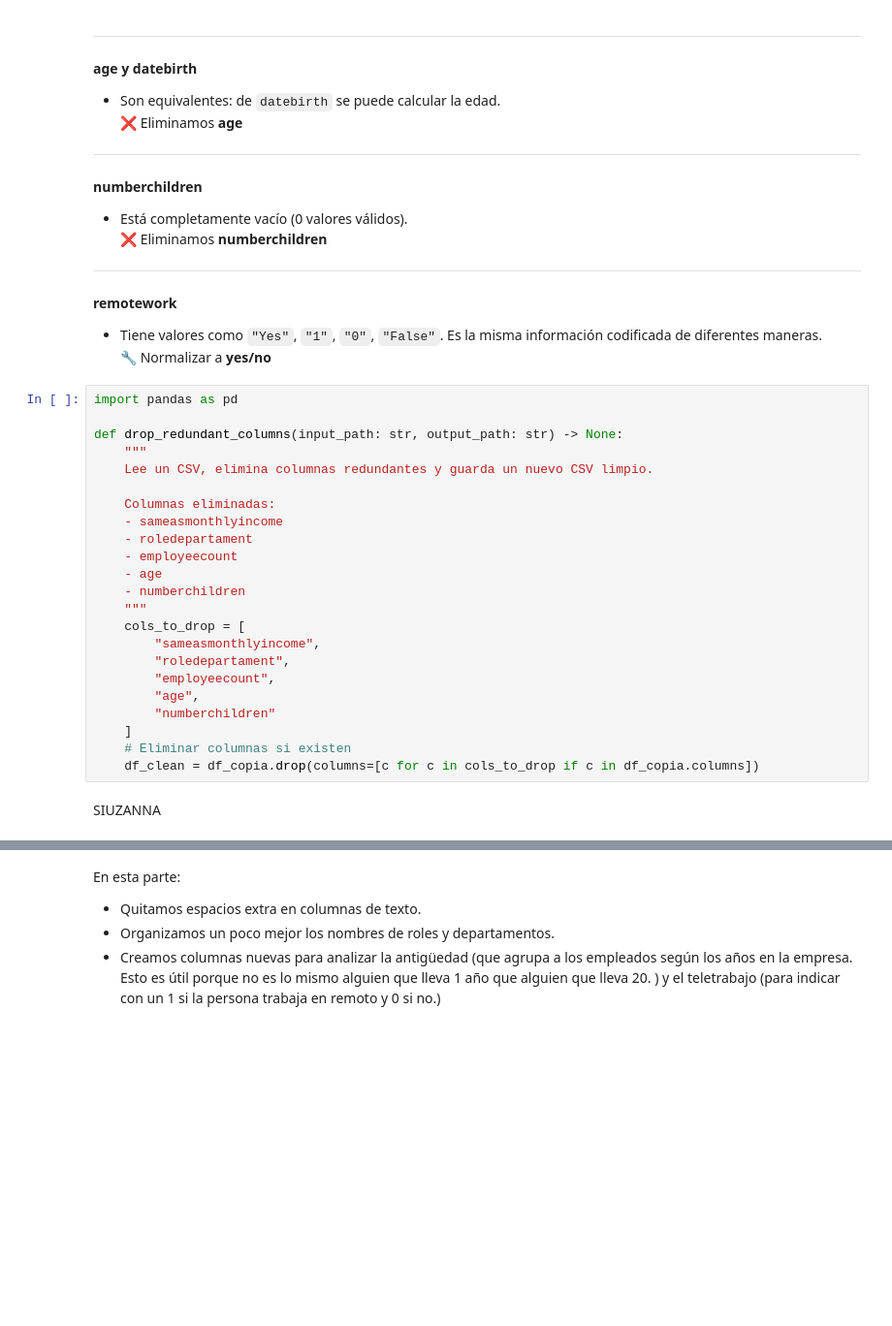
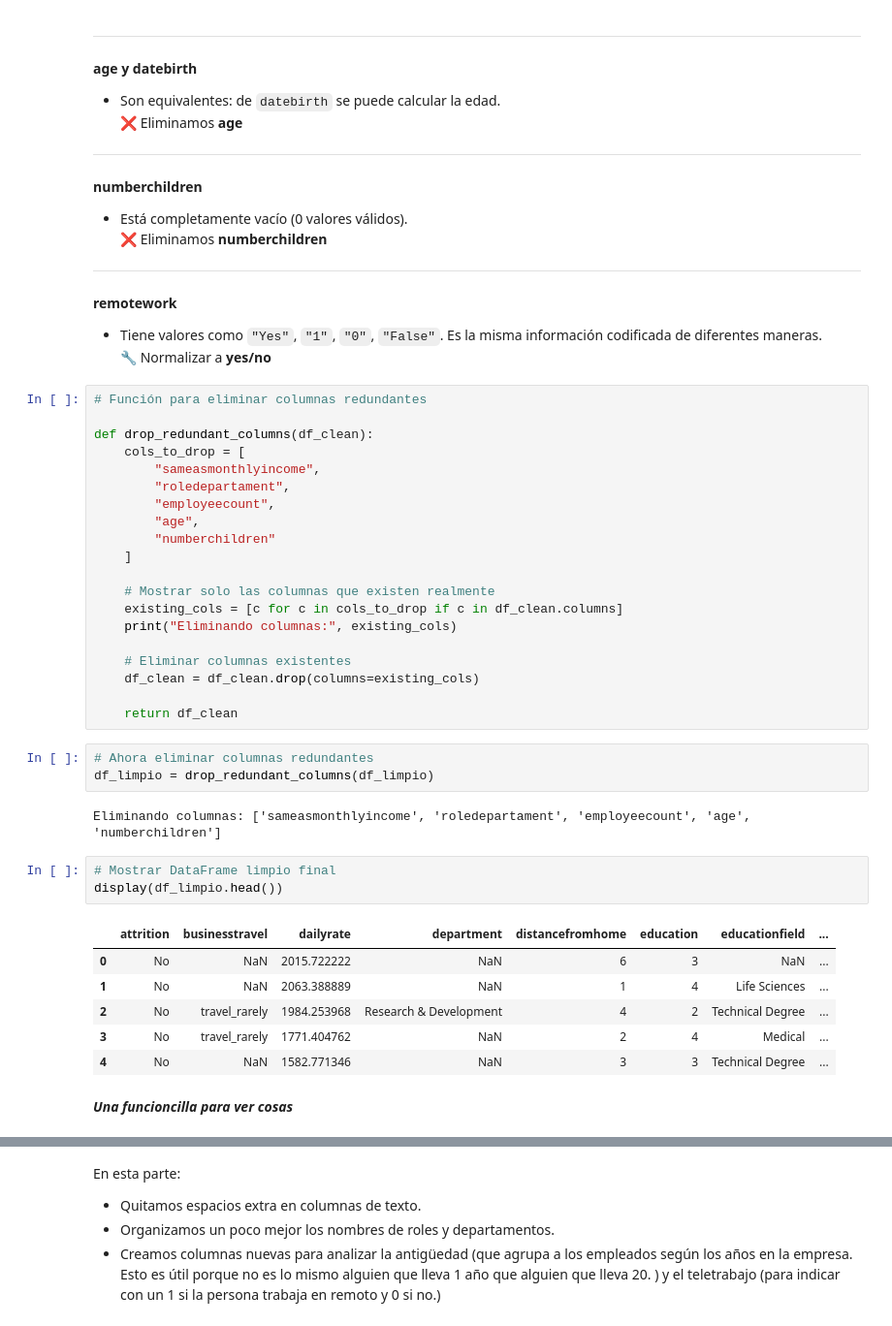
Before and after one commit to Ana-Duag/proyecto_3, a Jupyter notebook: Optimind_Analytics.ipynb, the cells around one changed output, grey strips where cells are left out. Shown at 97% size. Cells and saved outputs as stored; diff of their text form; blank space fills up the shorter version.

```diff
--- a/Optimind_Analytics.ipynb
+++ b/Optimind_Analytics.ipynb
@@ -270,28 +216,40 @@ A partir de aquí, comenzaría la limpieza, tratamiento y filtrado de datos.
 **remotework**
 - Tiene valores como `"Yes"`, `"1"`, `"0"`, `"False"`. Es la misma información codificada de diferentes maneras.
 🔧 Normalizar a **yes/no**
-# %%
-import pandas as pd
-
-def drop_redundant_columns(input_path: str, output_path: str) -> None:
-    """
-    Lee un CSV, elimina columnas redundantes y guarda un nuevo CSV limpio.
-
-    Columnas eliminadas:
-    - sameasmonthlyincome
-    - roledepartament
-    - employeecount
-    - age
-    - numberchildren
-    """
-    cols_to_drop = [
-        "sameasmonthlyincome",
-        "roledepartament",
-        "employeecount",
-        "age",
-        "numberchildren"
-    ]
-    # Eliminar columnas si existen
-    df_clean = df_copia.drop(columns=[c for c in cols_to_drop if c in df_copia.columns])
-# %% [markdown]
-SIUZANNA
+# %%
+# Función para eliminar columnas redundantes
+
+def drop_redundant_columns(df_clean):
+    cols_to_drop = [
+        "sameasmonthlyincome",
+        "roledepartament",
+        "employeecount",
+        "age",
+        "numberchildren"
+    ]
+
+    # Mostrar solo las columnas que existen realmente
+    existing_cols = [c for c in cols_to_drop if c in df_clean.columns]
+    print("Eliminando columnas:", existing_cols)
+
+    # Eliminar columnas existentes
+    df_clean = df_clean.drop(columns=existing_cols)
+
+    return df_clean
+# %%
+# Ahora eliminar columnas redundantes
+df_limpio = drop_redundant_columns(df_limpio)
+# %% [output]
+Eliminando columnas: ['sameasmonthlyincome', 'roledepartament', 'employeecount', 'age', 'numberchildren']
+# %%
+# Mostrar DataFrame limpio final
+display(df_limpio.head())
+# %% [output]
+|  | attrition | businesstravel | dailyrate | department | distancefromhome | education | educationfield | ... |
+| 0 | No | NaN | 2015.722222 | NaN | 6 | 3 | NaN | ... |
+| 1 | No | NaN | 2063.388889 | NaN | 1 | 4 | Life Sciences | ... |
+| 2 | No | travel_rarely | 1984.253968 | Research & Development | 4 | 2 | Technical Degree | ... |
+| 3 | No | travel_rarely | 1771.404762 | NaN | 2 | 4 | Medical | ... |
+| 4 | No | NaN | 1582.771346 | NaN | 3 | 3 | Technical Degree | ... |
+# %% [markdown]
+***Una funcioncilla para ver cosas***
```
Also changed, not shown: parts of 24 cells of this notebook.
